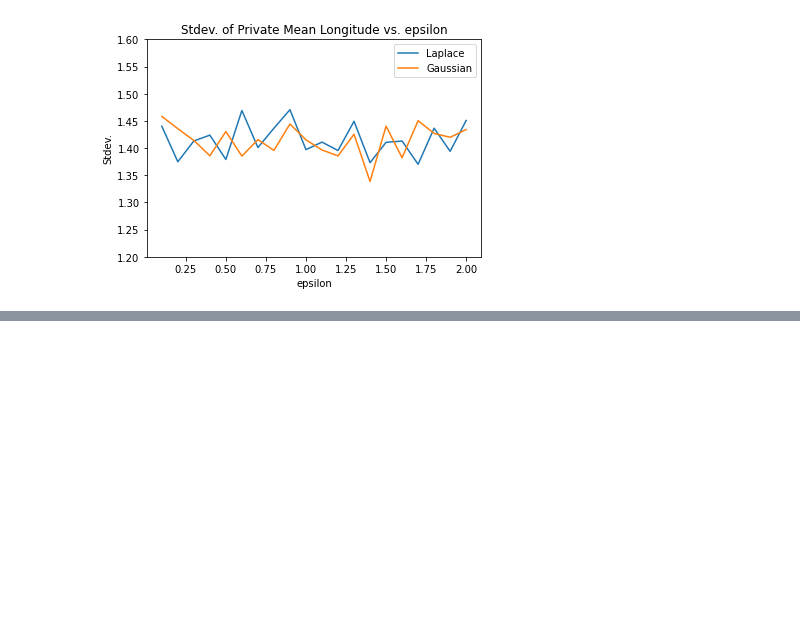
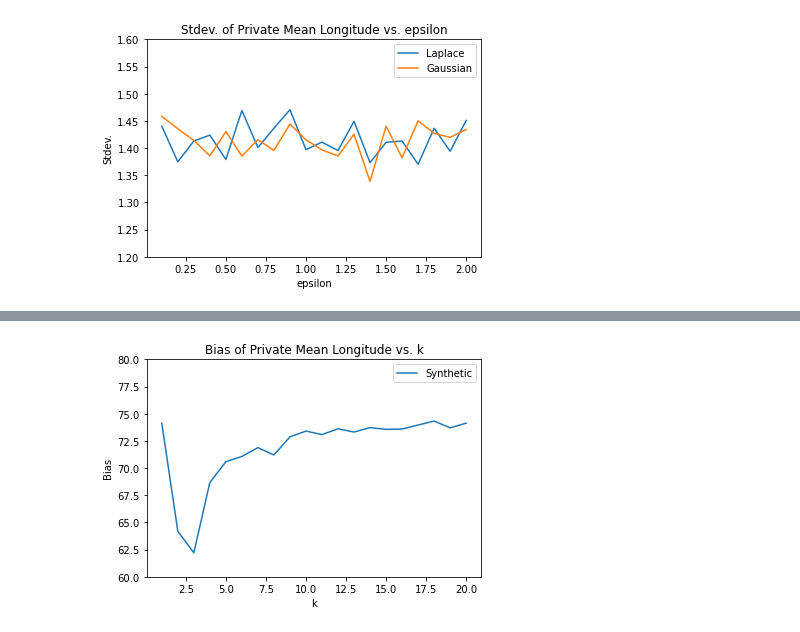
Before and after one commit to daveseo901/208FinalProject, a Jupyter notebook: utility_testing.ipynb, the cells around one changed output, grey strips where cells are left out. Cells and saved outputs as stored; diff of their text form; code cells hidden in the pictures; blank space fills up the shorter version.

```diff
--- a/utility_testing.ipynb
+++ b/utility_testing.ipynb
@@ -93,0 +130,11 @@ plt.show()
+# %%
+plt.plot(np.arange(1, 21), long_results_synthetic["bias"], label="Synthetic");
+ax = plt.gca()
+ax.set_ylim([60, 80])
+plt.title("Bias of Private Mean Longitude vs. k");
+plt.xlabel("k");
+plt.ylabel("Bias");
+plt.legend();
+plt.show()
+# %% [output]
+[figure, added]
```
Also changed, not shown: parts of 4 cells of this notebook, 1 other file.
